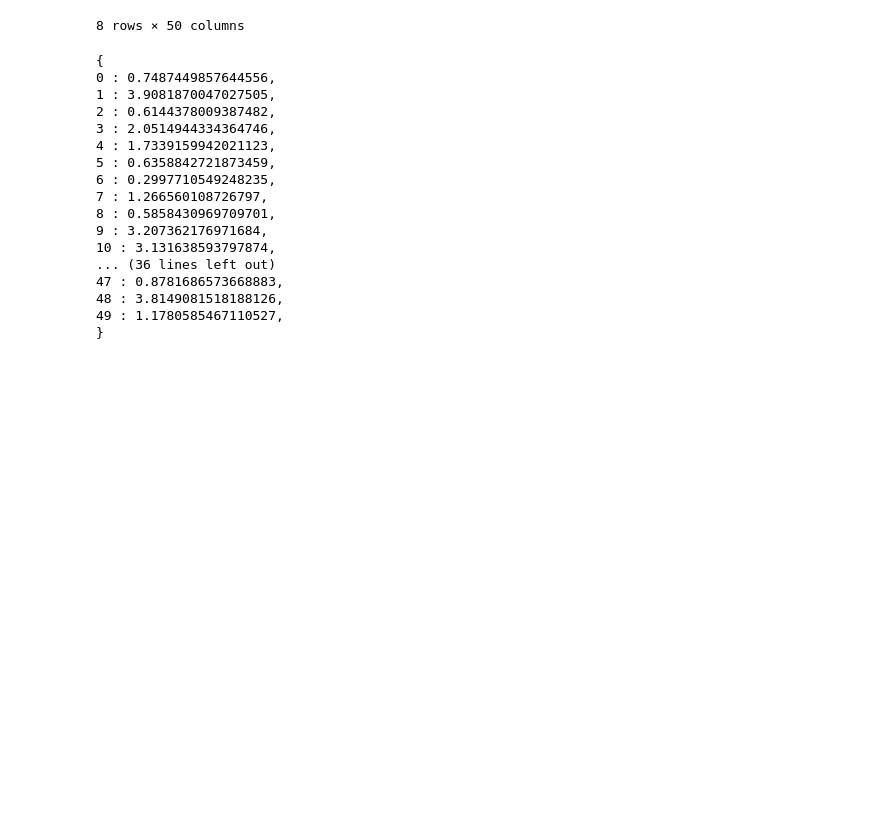
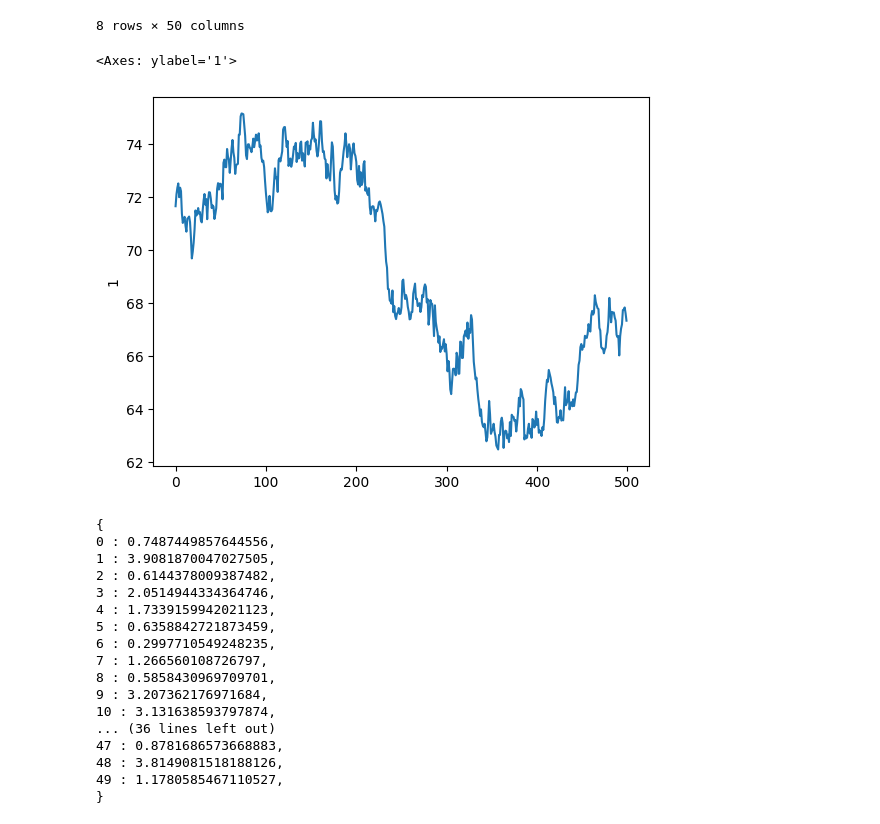
Before and after one commit to Troppydash/algothon, a Jupyter notebook: da/single_series.ipynb, the cells around one changed output. Saved outputs shown, nothing was run; the diff lists cells and outputs as text; code cells hidden in the pictures; blank space fills up the shorter version.

```diff
--- a/da/single_series.ipynb
+++ b/da/single_series.ipynb
@@ -22,6 +22,11 @@ df.describe()
 | 75% | 14.582500 | 72.915000 | 47.800000 | 50.380000 | 56.720000 | 12.210000 | 18.410000 | 47.50250 | 68.912500 | 52.192500 | ... | ... |
 | max | 15.560000 | 75.150000 | 48.610000 | 51.010000 | 59.120000 | 13.000000 | 18.980000 | 51.09000 | 69.990000 | 59.100000 | ... | ... |
 8 rows × 50 columns
+# %%
+sns.lineplot(df[1])
+# %% [output]
+<Axes: ylabel='1'>
+[figure, added]
 # %%
 print("{")
 for i in range(50):
```
Also changed, not shown: parts of 2 cells of this notebook, 3 other files.
